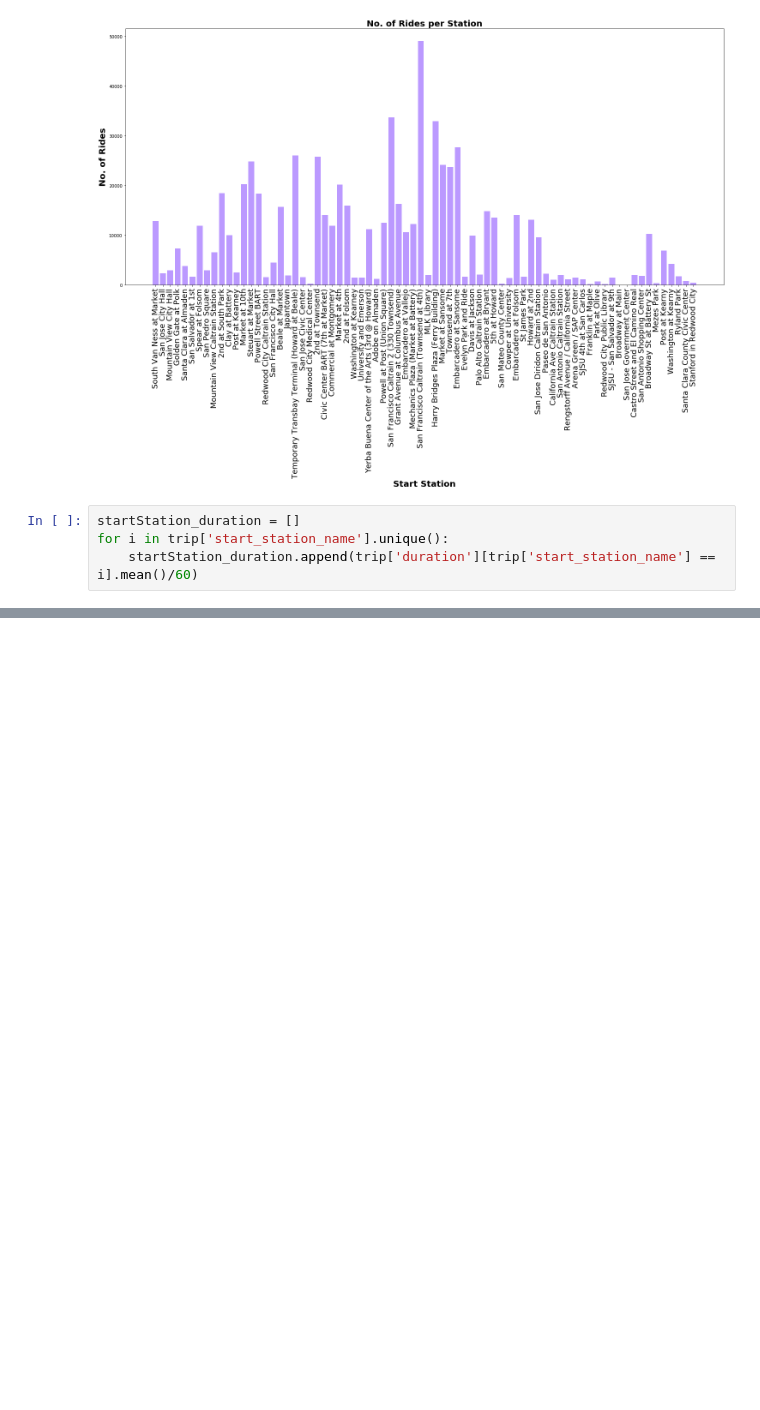
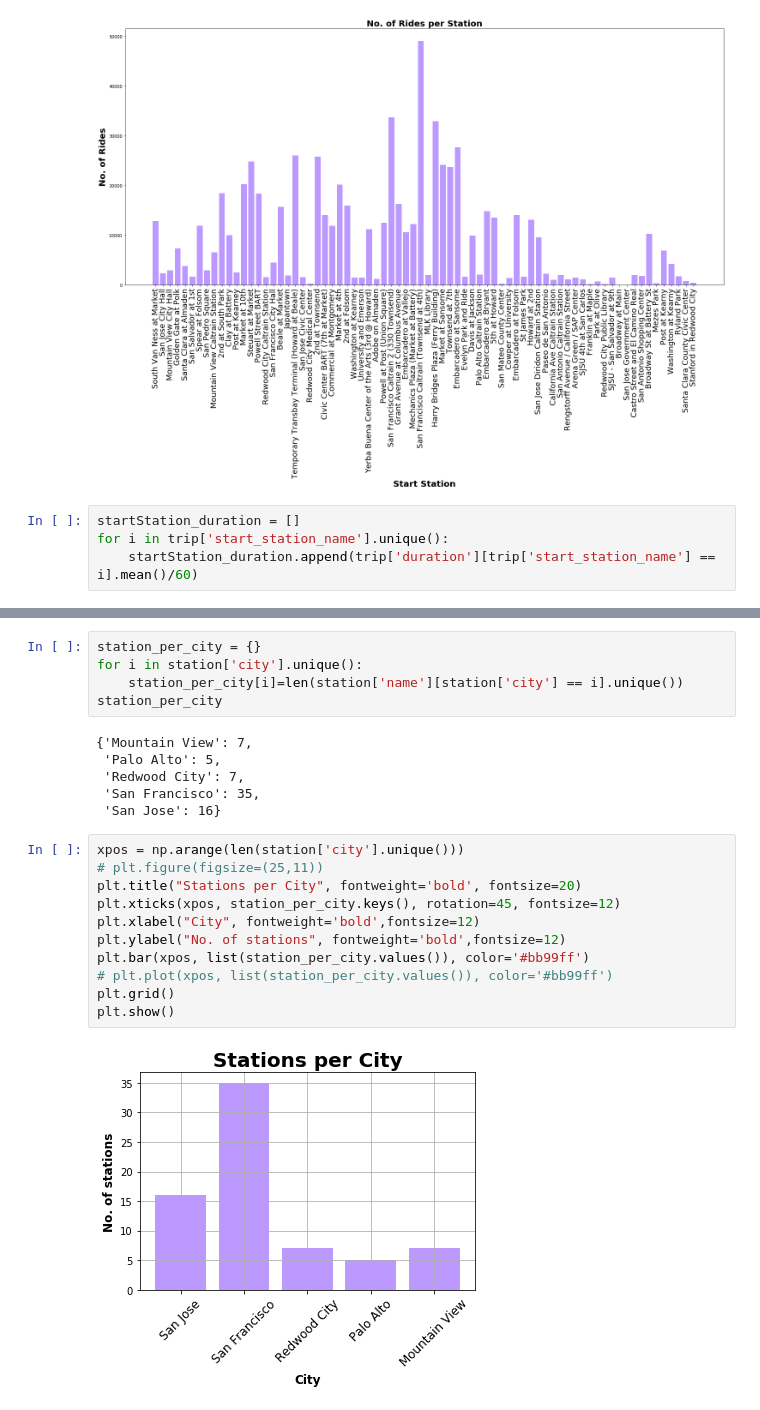
Before and after one commit to senapati-deepak/bay_area_bike_share, a Jupyter notebook: analysis.ipynb, the cells around one changed output, grey strips where cells are left out. Drawn from its saved outputs; the diff is of its cells as text; blank space fills up the shorter version.

```diff
--- a/analysis.ipynb
+++ b/analysis.ipynb
@@ -293,0 +330,24 @@ plt.show()
+# %%
+station_per_city = {}
+for i in station['city'].unique():
+    station_per_city[i]=len(station['name'][station['city'] == i].unique())
+station_per_city
+# %% [output]
+{'Mountain View': 7,
+ 'Palo Alto': 5,
+ 'Redwood City': 7,
+ 'San Francisco': 35,
+ 'San Jose': 16}
+# %%
+xpos = np.arange(len(station['city'].unique()))
+# plt.figure(figsize=(25,11))
+plt.title("Stations per City", fontweight='bold', fontsize=20)
+plt.xticks(xpos, station_per_city.keys(), rotation=45, fontsize=12)
+plt.xlabel("City", fontweight='bold',fontsize=12)
+plt.ylabel("No. of stations", fontweight='bold',fontsize=12)
+plt.bar(xpos, list(station_per_city.values()), color='#bb99ff')
+# plt.plot(xpos, list(station_per_city.values()), color='#bb99ff')
+plt.grid()
+plt.show()
+# %% [output]
+[figure, added]
```
Also changed, not shown: parts of 8 cells of this notebook.
